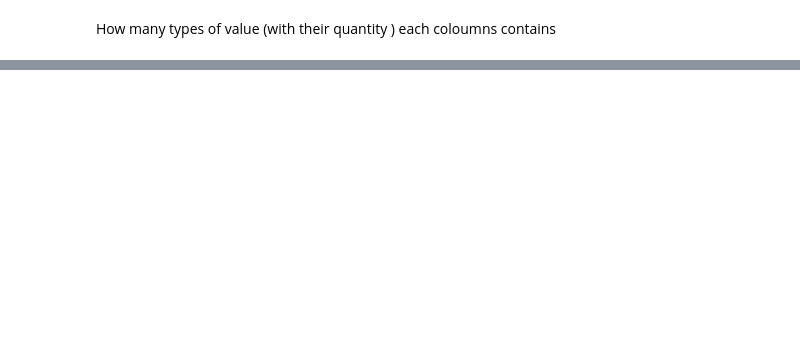
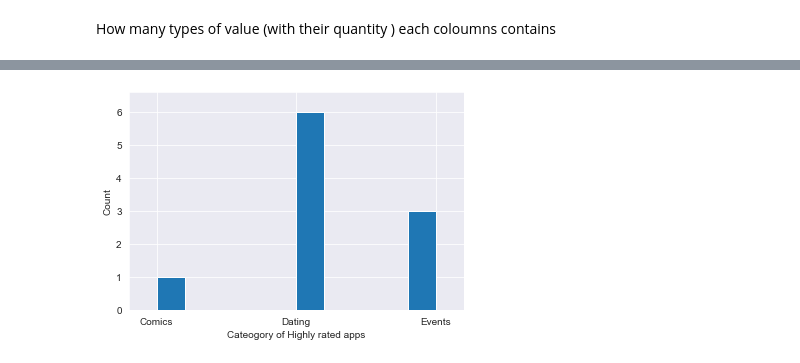
Before and after one commit to sohaibali5/Data-Science, a Jupyter notebook: Working with pandas.ipynb, the cells around one changed output, grey strips where cells are left out. Saved outputs shown, nothing was run; the diff lists cells and outputs as text; code cells hidden in the pictures; blank space fills up the shorter version.

```diff
--- a/Working with pandas.ipynb
+++ b/Working with pandas.ipynb
@@ -195,0 +332,3 @@ app.corr()
+# %%
+#converting into mature adult
+app['Content Rating'].replace(['Everyone 10+', 'Mature 17+','Adults only 18+'],['10+','Mature','Adults'],inplace=True)
@@ -195,0 +345,11 @@ app.corr()
+# %%
+#Now changing data type as per thier data
+
+app['Content Rating']=app['Content Rating'].astype('category')
+app['Category']=app['Category'].astype('category')
+app['Type']=app['Type'].astype('category')
+app['Genres']=app['Genres'].astype('category')
+app['Reviews']=app['Reviews'].astype('int')
+app['Installs']=app['Installs'].astype('int')
+app['Price']=app['Price'].astype('float64')
+app['Last Updated']=pd.to_datetime(app['Last Updated'])
@@ -195,0 +376,4 @@ app.corr()
+# %%
+#iloc() Using the iloc method in python, we can easily retrieve any particular value from a row or column by using index values
+apps2=app.iloc[:,:11]
+apps2
@@ -195,0 +394,3 @@ app.corr()
+# %%
+top_rated=apps2.nlargest(10,'Rating')
+top_rated
@@ -195,0 +409,9 @@ app.corr()
+# %%
+sns.set_style('darkgrid')
+plt.hist(top_rated['Genres'])
+plt.xlabel("Cateogory of Highly rated apps")
+plt.ylabel("Count")
+plt.margins(0.1)
+plt.show()
+# %% [output]
+[figure, added]
```
Also changed, not shown: parts of 73 cells of this notebook, 1 other file.
